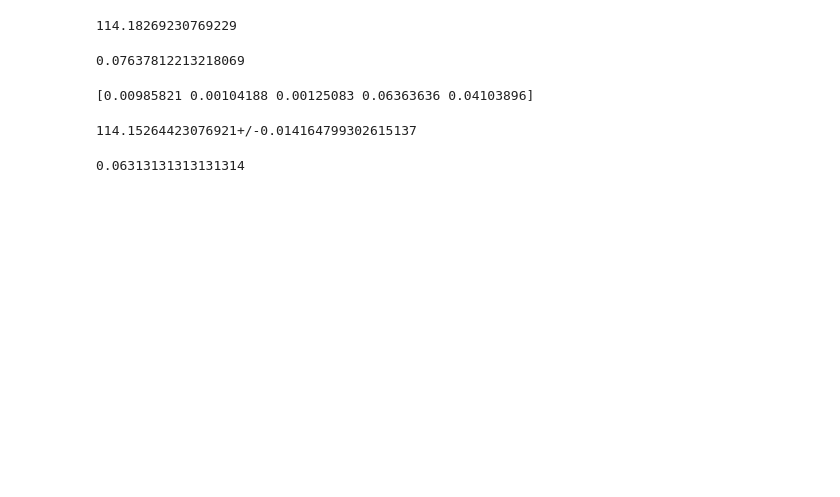
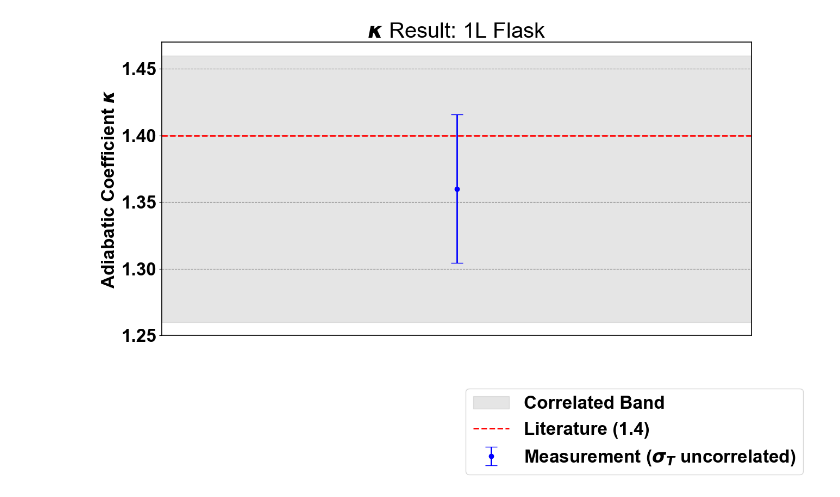
Before and after one commit to Bloomy-Yuki/Praktikum-I, a Jupyter notebook: Protocols/W-Lehre II/Notebooks/kappa.ipynb, the cells around one changed output. Drawn from its saved outputs; the diff is of its cells as text; code cells hidden in the pictures; blank space fills up the shorter version.

```diff
--- a/Protocols/W-Lehre II/Notebooks/kappa.ipynb
+++ b/Protocols/W-Lehre II/Notebooks/kappa.ipynb
@@ -174,28 +86,31 @@ P.mean()
-# %%
-1.14/998.4*1E5
-# %% [output]
-114.18269230769229
-# %%
-A = np.array([(0.162/16.433),
-     (1.03/988.6),
-     (0.15/119.92),
-     4 * (0.252/15.84),
-     2* (0.0079/0.385)])
-
-np.sqrt((A**2).sum())
-# %% [output]
-0.07637812213218069
-# %%
-print(A)
-# %% [output]
-[0.00985821 0.00104188 0.00125083 0.06363636 0.04103896]
-# %%
-m_1 = ufloat(1442.6, 0.1)
-m_2 = ufloat(302.9, 0.1)
-(m_1 - m_2)/9.984
-# %% [output]
-114.15264423076921+/-0.014164799302615137
-# %%
-4 * 0.25/15.84
-# %% [output]
-0.06313131313131314
+# %%
+# Data from 1L flask measurements
+kappa_mean = 1.36
+sigma_uncorr = 0.0557
+sigma_total = 0.10
+lit_value = 1.400
+
+
+#---Plot the single measurement with uncorrelated error
+plt.errorbar(1, kappa_mean,
+                yerr= sigma_uncorr,
+                fmt='o',
+                color='blue',
+                label=r'Measurement ($\sigma_{T}$ uncorrelated)', capsize=8)
+
+#---Plot the correlated error
+plt.axhspan(kappa_mean - sigma_total, kappa_mean + sigma_total,
+            color='gray', alpha=0.2, label='Correlated Band')
+
+#---Literature comparison
+plt.axhline(y=lit_value, color='red', linestyle='--', label='Literature (1.4)')
+
+plt.xticks([])
+plt.ylabel(r"Adiabatic Coefficient $\kappa$")
+plt.title(r"$\kappa$ Result: 1L Flask")
+plt.legend(loc='upper left', bbox_to_anchor=(0.5, -0.15))
+plt.grid(color='gray', linestyle='--')
+plt.savefig('kappa_1L.pdf', bbox_inches='tight')
+plt.show()
+# %% [output]
+[figure, added]
```
Also changed, not shown: parts of 19 cells of this notebook, 20 other files.
